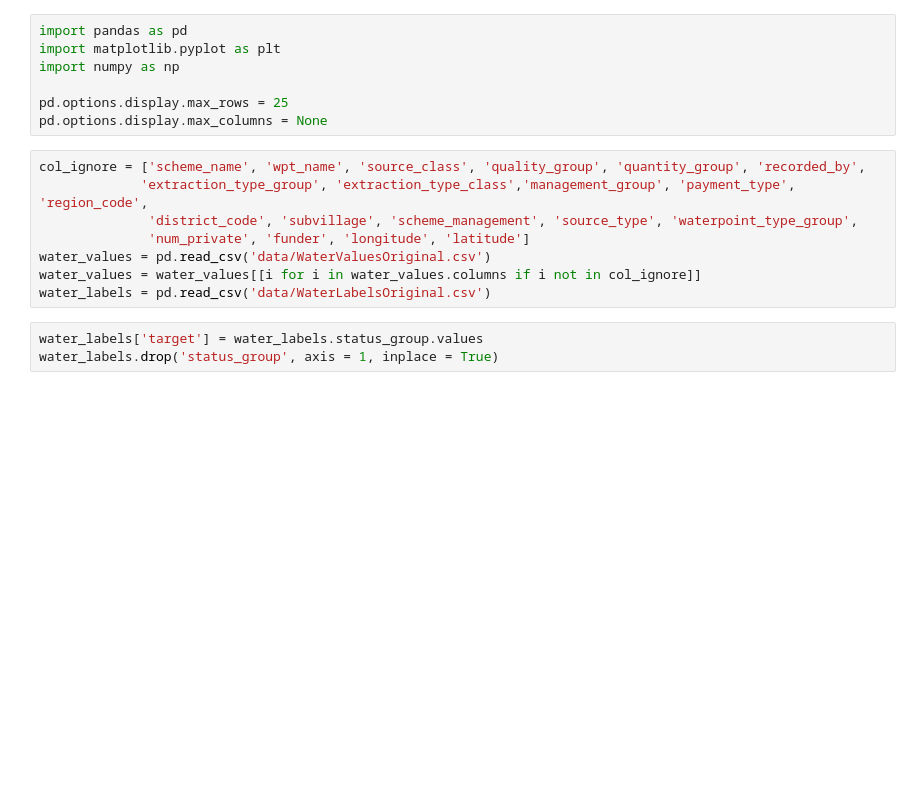
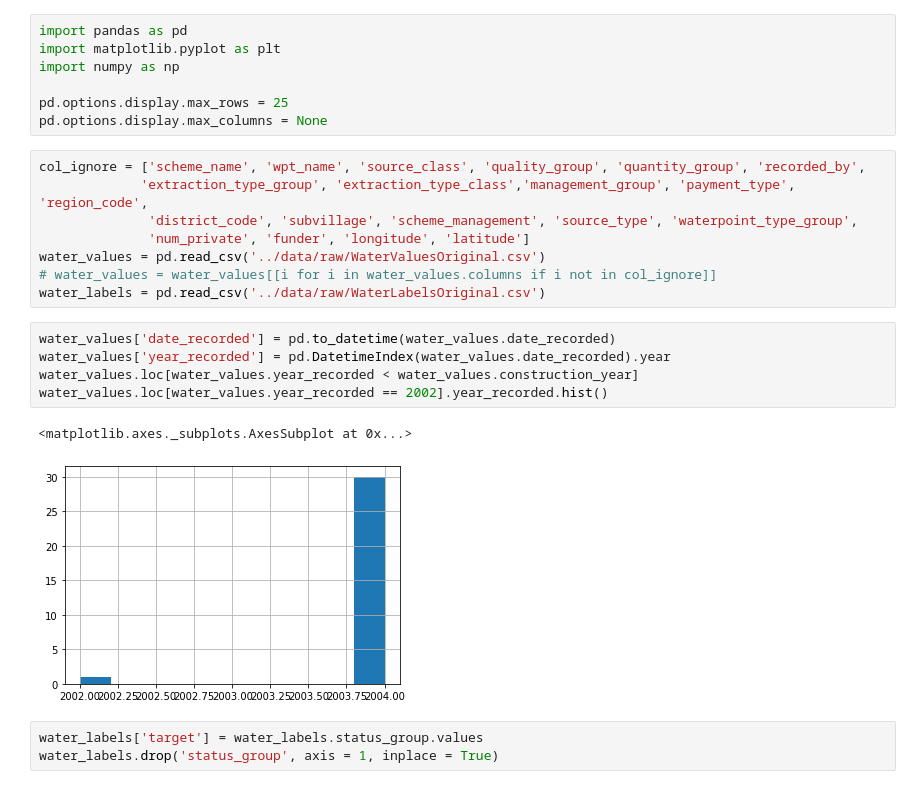
Before and after one commit to jmillerbrooks/mod_3_project, a Jupyter notebook: notebooks/CSVCleaning.ipynb, the cells around one changed output. Saved outputs shown, nothing was run; the diff lists cells and outputs as text; blank space fills up the shorter version.

```diff
--- a/notebooks/CSVCleaning.ipynb
+++ b/notebooks/CSVCleaning.ipynb
@@ -10,9 +10,17 @@ col_ignore = ['scheme_name', 'wpt_name', 'source_class', 'quality_group', 'quant
              'extraction_type_group', 'extraction_type_class','management_group', 'payment_type', 'region_code',
               'district_code', 'subvillage', 'scheme_management', 'source_type', 'waterpoint_type_group',
               'num_private', 'funder', 'longitude', 'latitude']
-water_values = pd.read_csv('data/WaterValuesOriginal.csv')
-water_values = water_values[[i for i in water_values.columns if i not in col_ignore]]
-water_labels = pd.read_csv('data/WaterLabelsOriginal.csv')
+water_values = pd.read_csv('../data/raw/WaterValuesOriginal.csv')
+# water_values = water_values[[i for i in water_values.columns if i not in col_ignore]]
+water_labels = pd.read_csv('../data/raw/WaterLabelsOriginal.csv')
+# %%
+water_values['date_recorded'] = pd.to_datetime(water_values.date_recorded)
+water_values['year_recorded'] = pd.DatetimeIndex(water_values.date_recorded).year
+water_values.loc[water_values.year_recorded < water_values.construction_year]
+water_values.loc[water_values.year_recorded == 2002].year_recorded.hist()
+# %% [output]
+<matplotlib.axes._subplots.AxesSubplot at 0x...>
+[figure, added]
 # %%
 water_labels['target'] = water_labels.status_group.values
 water_labels.drop('status_group', axis = 1, inplace = True)
```
Also changed, not shown: 1 other file.
